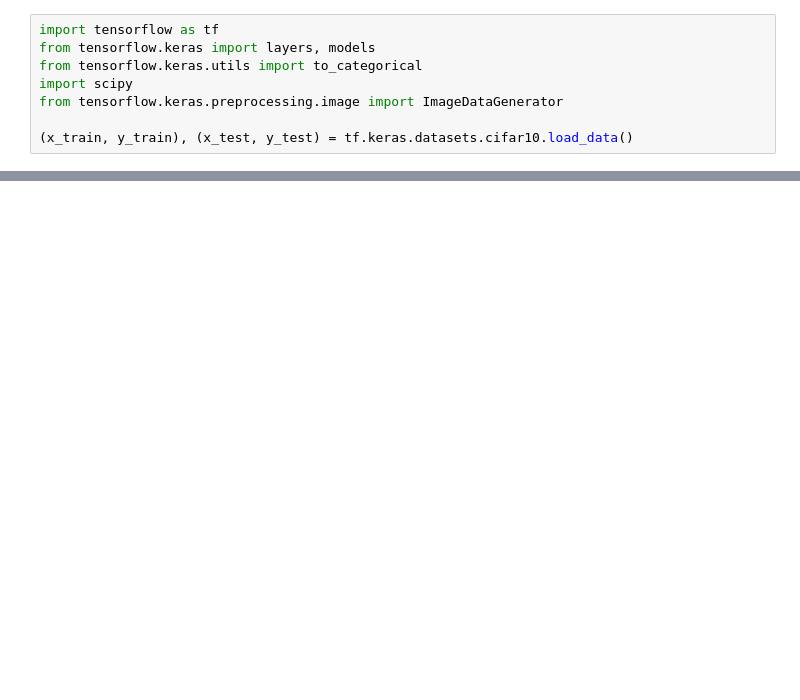
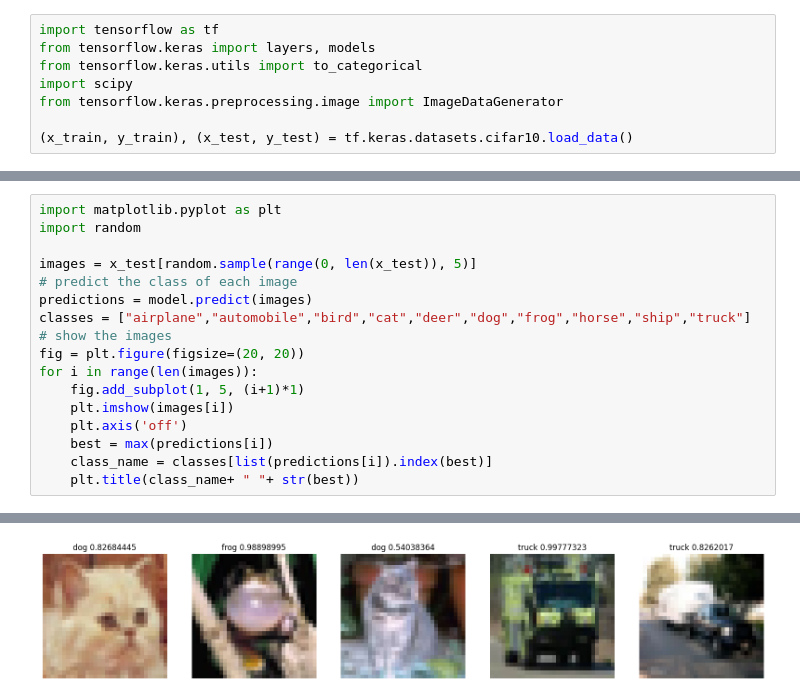
Before and after one commit to Yuss9/TP4_INFO905, a Jupyter notebook: main.ipynb, the cells around one changed output, grey strips where cells are left out. Drawn from its saved outputs; the diff is of its cells as text; blank space fills up the shorter version.

Commit message:
feat: show image with prediction

```diff
--- a/main.ipynb
+++ b/main.ipynb
@@ -147,0 +171,18 @@ Précision du modèle dense sur les données de test : 0.43630000948905945
+# %%
+import matplotlib.pyplot as plt
+import random
+
+images = x_test[random.sample(range(0, len(x_test)), 5)]
+# predict the class of each image
+predictions = model.predict(images)
+classes = ["airplane","automobile","bird","cat","deer","dog","frog","horse","ship","truck"]
+# show the images
+fig = plt.figure(figsize=(20, 20))
+for i in range(len(images)):
+    fig.add_subplot(1, 5, (i+1)*1)
+    plt.imshow(images[i])
+    plt.axis('off')
+    best = max(predictions[i])
+    class_name = classes[list(predictions[i]).index(best)]
+    plt.title(class_name+ " "+ str(best))
+# %% [output]
@@ -147,0 +190 @@ Précision du modèle dense sur les données de test : 0.43630000948905945
+[figure, added]
```
Also changed, not shown: parts of 5 cells of this notebook, 2 other files.
